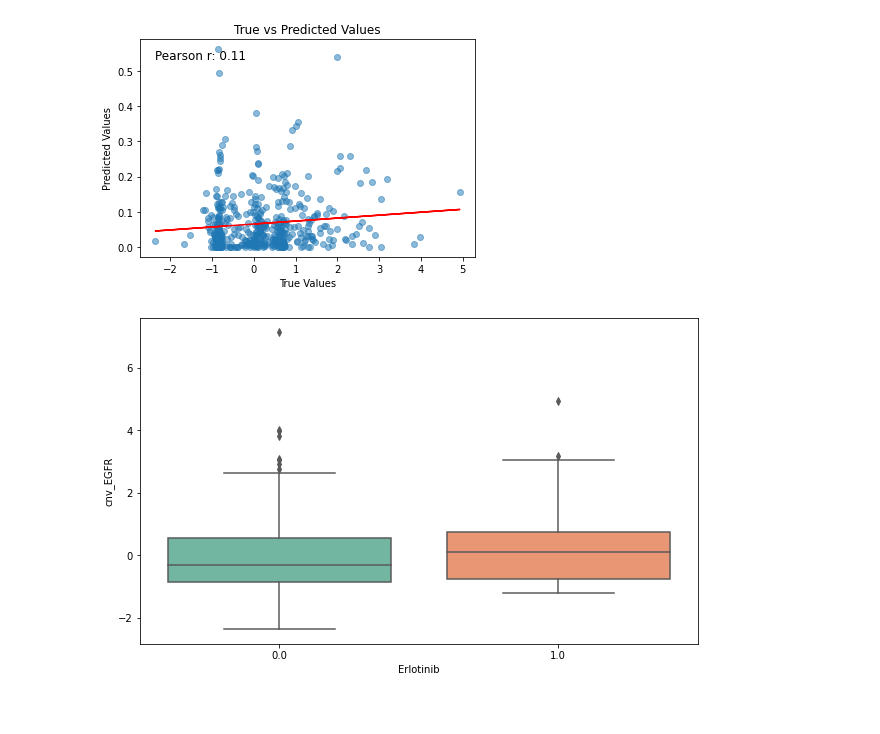
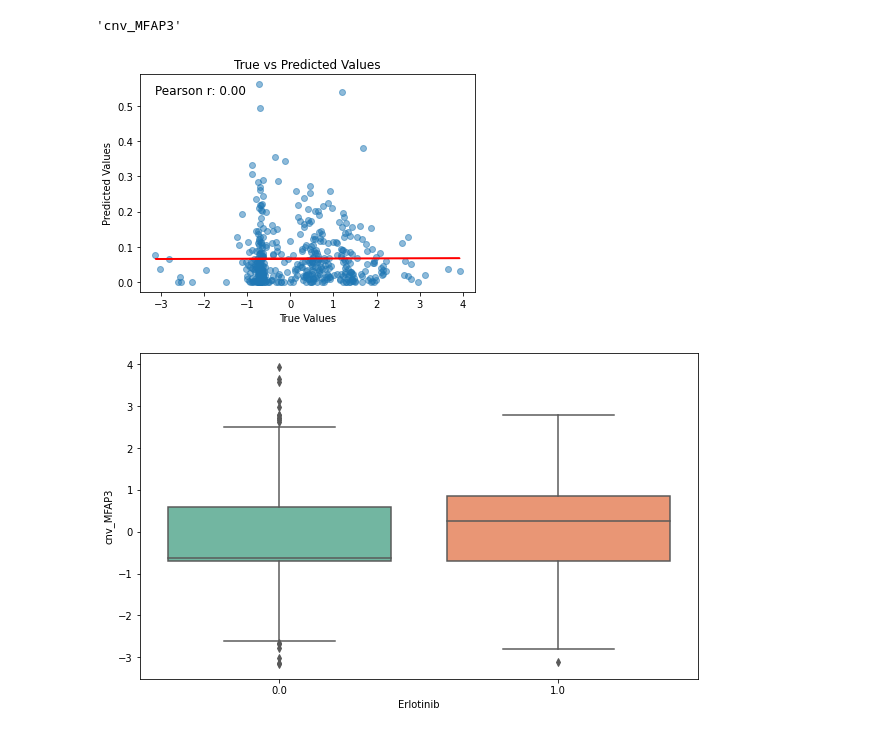
Before and after one commit to BIMSBbioinfo/flexynesis, a Jupyter notebook: examples/tutorials/modeling_drug_response.ipynb, the cells around one changed output. Drawn from its saved outputs; the diff is of its cells as text; code cells hidden in the pictures.

Commit message:
simplify and parameterize the tutorials

```diff
--- a/examples/tutorials/modeling_drug_response.ipynb
+++ b/examples/tutorials/modeling_drug_response.ipynb
@@ -5,3 +11,6 @@ torch.set_num_threads(12)
+# %%
+# parameters cell (required to pass arguments to the notebook) (see View -> show right sidebar -> add tag -> parameters)
+HPO_ITER = 20
 # %%
 if not os.path.exists("dataset1"):
     !wget -O ccle_gdsc.tgz "https://bimsbstatic.mdc-berlin.de/akalin/buyar/flexynesis-benchmark-datasets/dataset1.tgz" && tar -xzvf ccle_gdsc.tgz
@@ -71,10 +59,9 @@ DataFrame cnv - Removed 0 samples (0.00%).
 # %%
 tuner = flexynesis.HyperparameterTuning(train_dataset,
                                         model_class = flexynesis.DirectPred,
-                                        target_variables = "Erlotinib",
+                                        target_variables = ["Erlotinib"],
                                         config_name = "DirectPred",
-                                        config_path = './conf.yaml',
-                                        n_iter=20, plot_losses=True, early_stop_patience=10)
+                                        n_iter=HPO_ITER, plot_losses=True, early_stop_patience=10)
 # %%
 model, best_params = tuner.perform_tuning()
 best_params
@@ -164,12 +131,17 @@ df
 930 rows × 10 columns
+# %%
+df.columns[0]
+# %% [output]
+'cnv_MFAP3'
 # %%
-f = 'cnv_EGFR'
+# plot top feature correlation with Erlotinib response
+f = df.columns[0]
 flexynesis.plot_scatter(df[f], test_dataset.ann['Erlotinib'])
 # %% [output]
-[figure, old version]
+[figure, new version]
 # %%
 response_category = flexynesis.split_by_median(test_dataset.ann['Erlotinib'])
 # %%
 flexynesis.plot_boxplot(response_category, df[f], 'Erlotinib', f)
 # %% [output]
-[figure, old version]
+[figure, new version]
```
Also changed, not shown: parts of 10 cells of this notebook, 4 other files.
